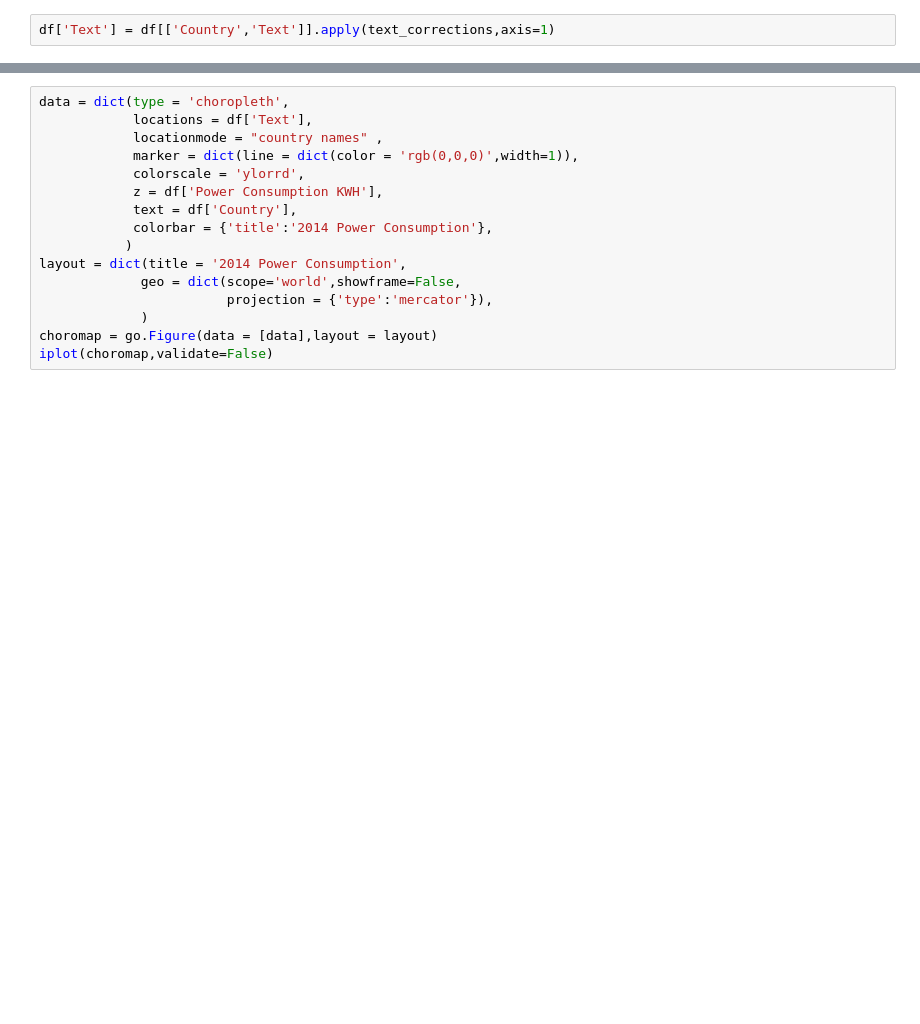
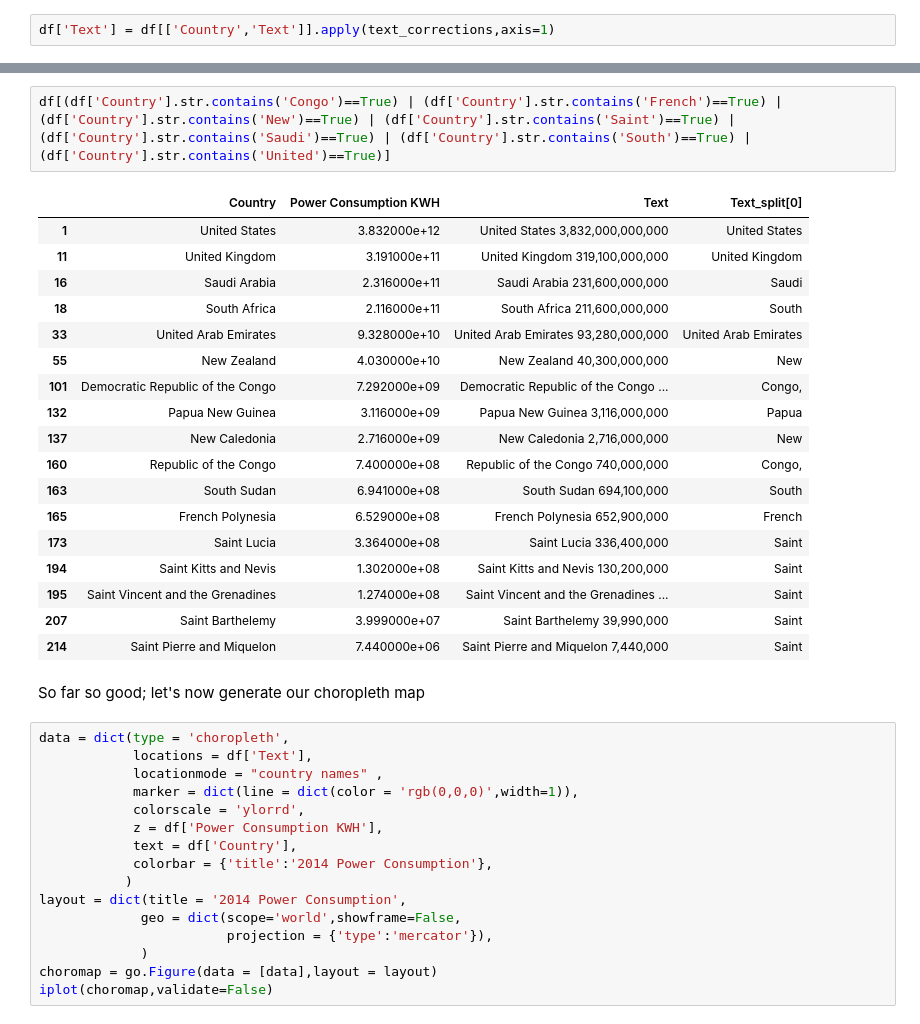
Before and after one commit to charlesumesi/ChoroplethMaps, a Jupyter notebook: WorldPowerConsumption/WorldPowerConsumption.ipynb, the cells around one changed output, grey strips where cells are left out. Drawn from its saved outputs; the diff is of its cells as text; blank space fills up the shorter version.

```diff
--- a/WorldPowerConsumption/WorldPowerConsumption.ipynb
+++ b/WorldPowerConsumption/WorldPowerConsumption.ipynb
@@ -442,6 +769,29 @@ df
 | 217 | Malta | 1.747000e+05 | Malta 174,700 | Malta |
 | 218 | Northern Mariana Islands | 4.830000e+04 | Northern Mariana Islands 48,300 | Northern |
 219 rows × 4 columns
+# %%
+df[(df['Country'].str.contains('Congo')==True) | (df['Country'].str.contains('French')==True) | (df['Country'].str.contains('New')==True) | (df['Country'].str.contains('Saint')==True) | (df['Country'].str.contains('Saudi')==True) | (df['Country'].str.contains('South')==True) | (df['Country'].str.contains('United')==True)]
+# %% [output]
+|  | Country | Power Consumption KWH | Text | Text_split[0] |
+| 1 | United States | 3.832000e+12 | United States 3,832,000,000,000 | United States |
+| 11 | United Kingdom | 3.191000e+11 | United Kingdom 319,100,000,000 | United Kingdom |
+| 16 | Saudi Arabia | 2.316000e+11 | Saudi Arabia 231,600,000,000 | Saudi |
+| 18 | South Africa | 2.116000e+11 | South Africa 211,600,000,000 | South |
+| 33 | United Arab Emirates | 9.328000e+10 | United Arab Emirates 93,280,000,000 | United Arab Emirates |
+| 55 | New Zealand | 4.030000e+10 | New Zealand 40,300,000,000 | New |
+| 101 | Democratic Republic of the Congo | 7.292000e+09 | Democratic Republic of the Congo ... | Congo, |
+| 132 | Papua New Guinea | 3.116000e+09 | Papua New Guinea 3,116,000,000 | Papua |
+| 137 | New Caledonia | 2.716000e+09 | New Caledonia 2,716,000,000 | New |
+| 160 | Republic of the Congo | 7.400000e+08 | Republic of the Congo 740,000,000 | Congo, |
+| 163 | South Sudan | 6.941000e+08 | South Sudan 694,100,000 | South |
+| 165 | French Polynesia | 6.529000e+08 | French Polynesia 652,900,000 | French |
+| 173 | Saint Lucia | 3.364000e+08 | Saint Lucia 336,400,000 | Saint |
+| 194 | Saint Kitts and Nevis | 1.302000e+08 | Saint Kitts and Nevis 130,200,000 | Saint |
+| 195 | Saint Vincent and the Grenadines | 1.274000e+08 | Saint Vincent and the Grenadines ... | Saint |
+| 207 | Saint Barthelemy | 3.999000e+07 | Saint Barthelemy 39,990,000 | Saint |
+| 214 | Saint Pierre and Miquelon | 7.440000e+06 | Saint Pierre and Miquelon 7,440,000 | Saint |
+# %% [markdown]
+So far so good; let's now generate our choropleth map
 # %%
 data = dict(type = 'choropleth',
             locations = df['Text'],
```
Also changed, not shown: parts of 85 cells of this notebook.
